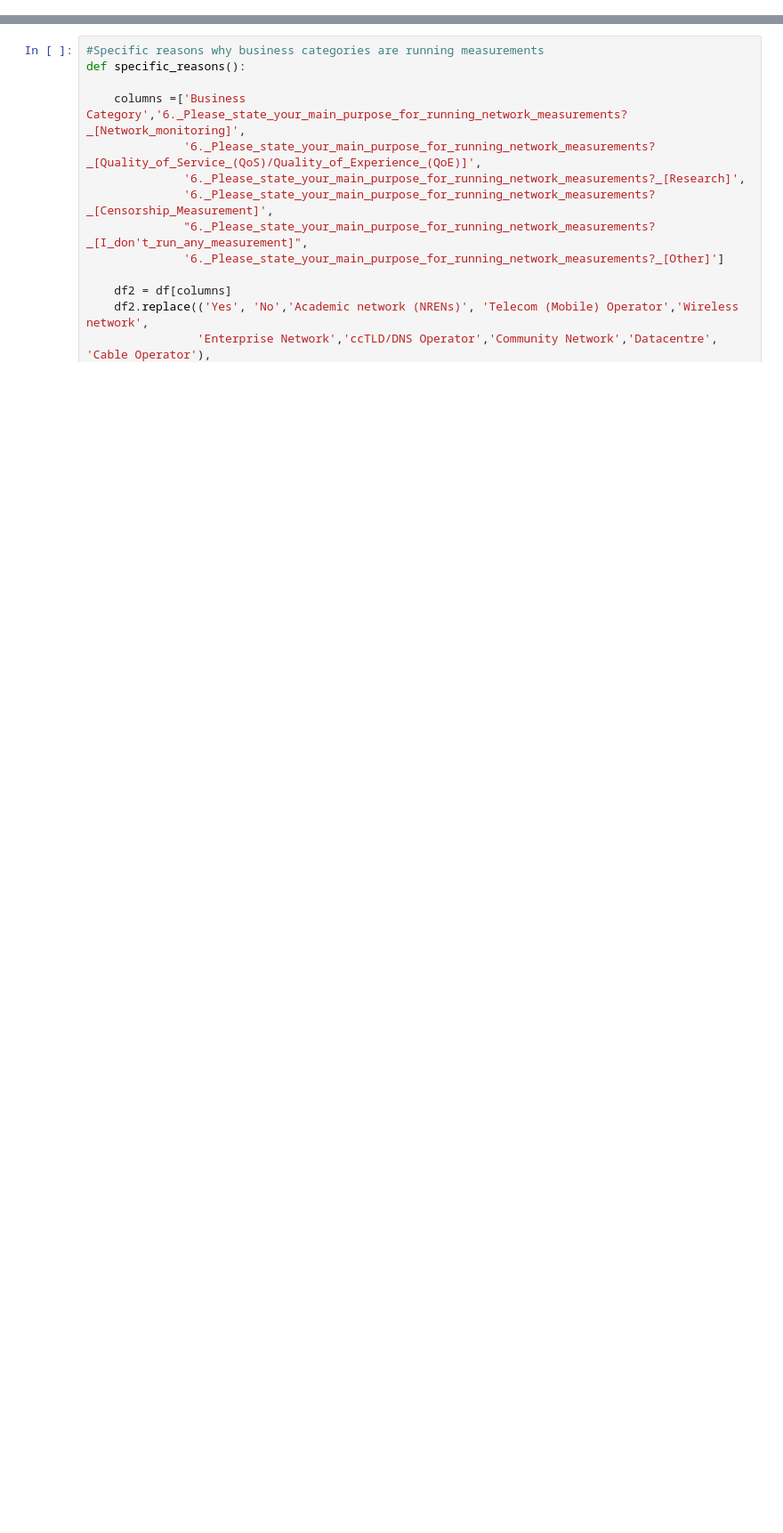
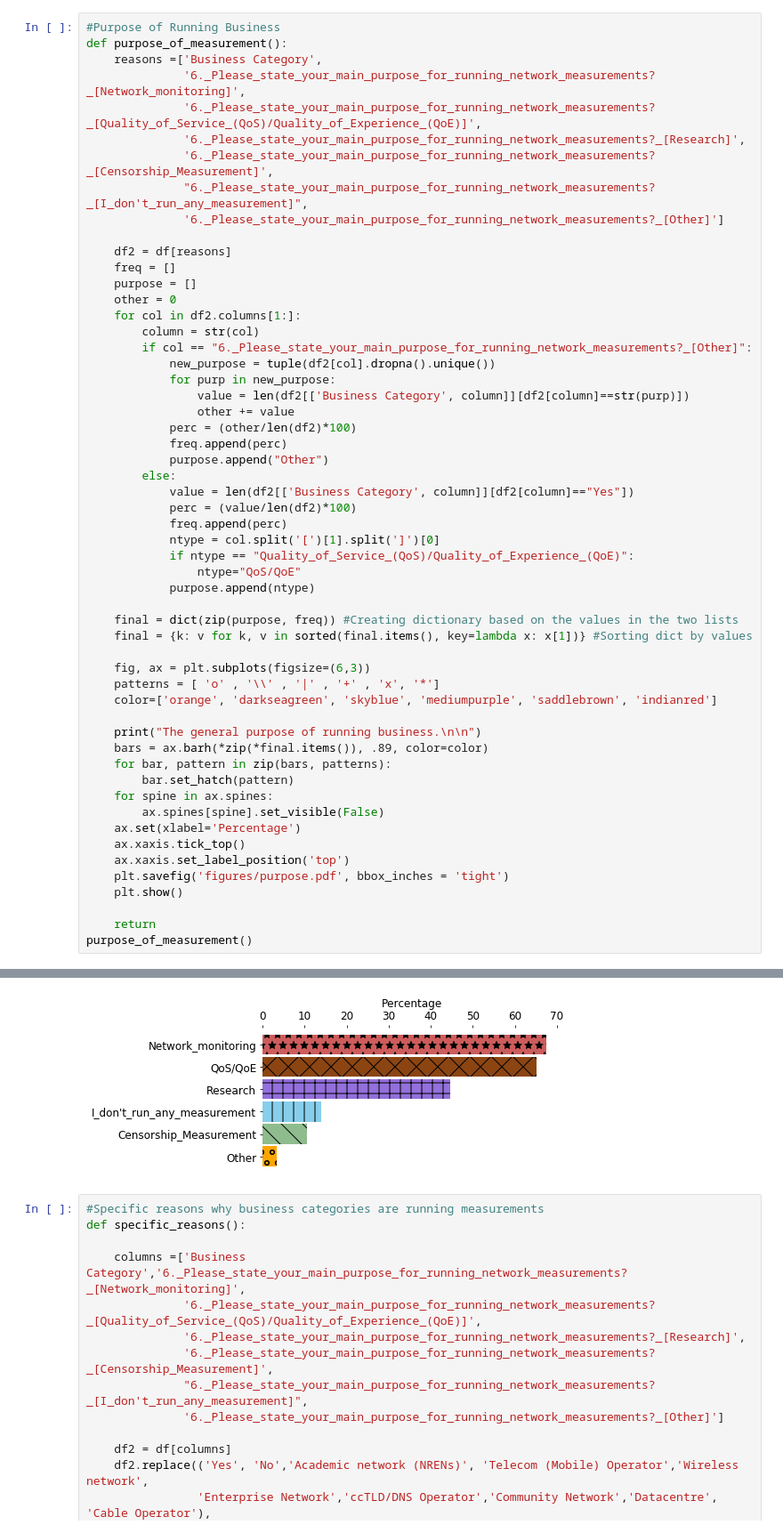
Before and after one commit to AFRINIC-Labs/Africa_Internet_Measurement_Survey, a Jupyter notebook: survey_analysis.ipynb, the cells around one changed output, grey strips where cells are left out. Shown at 89% size. Saved outputs shown, nothing was run; the diff lists cells and outputs as text; blank space fills up the shorter version.

```diff
--- a/survey_analysis.ipynb
+++ b/survey_analysis.ipynb
@@ -199,0 +186,56 @@ reasons_for_measurement()
+# %%
+#Purpose of Running Business
+def purpose_of_measurement():
+    reasons =['Business Category',
+              '6._Please_state_your_main_purpose_for_running_network_measurements?_[Network_monitoring]',
+              '6._Please_state_your_main_purpose_for_running_network_measurements?_[Quality_of_Service_(QoS)/Quality_of_Experience_(QoE)]',
+              '6._Please_state_your_main_purpose_for_running_network_measurements?_[Research]',
+              '6._Please_state_your_main_purpose_for_running_network_measurements?_[Censorship_Measurement]',
+              "6._Please_state_your_main_purpose_for_running_network_measurements?_[I_don't_run_any_measurement]",
+              '6._Please_state_your_main_purpose_for_running_network_measurements?_[Other]']
+
+    df2 = df[reasons]
+    freq = []
+    purpose = []
+    other = 0
+    for col in df2.columns[1:]:
+        column = str(col)
+        if col == "6._Please_state_your_main_purpose_for_running_network_measurements?_[Other]":
+            new_purpose = tuple(df2[col].dropna().unique())
+            for purp in new_purpose:
+                value = len(df2[['Business Category', column]][df2[column]==str(purp)])
+                other += value
+            perc = (other/len(df2)*100)
+            freq.append(perc)
+            purpose.append("Other")
+        else:
+            value = len(df2[['Business Category', column]][df2[column]=="Yes"])
+            perc = (value/len(df2)*100)
+            freq.append(perc)
+            ntype = col.split('[')[1].split(']')[0]
+            if ntype == "Quality_of_Service_(QoS)/Quality_of_Experience_(QoE)":
+                ntype="QoS/QoE"
+            purpose.append(ntype)
+
+    final = dict(zip(purpose, freq)) #Creating dictionary based on the values in the two lists
+    final = {k: v for k, v in sorted(final.items(), key=lambda x: x[1])} #Sorting dict by values
+
+    fig, ax = plt.subplots(figsize=(6,3))
+    patterns = [ 'o' , '\\' , '|' , '+' , 'x', '*']
+    color=['orange', 'darkseagreen', 'skyblue', 'mediumpurple', 'saddlebrown', 'indianred']
+
+    print("The general purpose of running business.\n\n")
+    bars = ax.barh(*zip(*final.items()), .89, color=color)
+    for bar, pattern in zip(bars, patterns):
+        bar.set_hatch(pattern)
+    for spine in ax.spines:
+        ax.spines[spine].set_visible(False)
+    ax.set(xlabel='Percentage')
+    ax.xaxis.tick_top()
+    ax.xaxis.set_label_position('top')
+    plt.savefig('figures/purpose.pdf', bbox_inches = 'tight')
+    plt.show()
+
+    return
+purpose_of_measurement()
+# %% [output]
@@ -200,3 +243,4 @@ reasons_for_measurement()
+[figure, added]
 # %%
 #Specific reasons why business categories are running measurements
 def specific_reasons():
```
Also changed, not shown: parts of 9 cells of this notebook.
